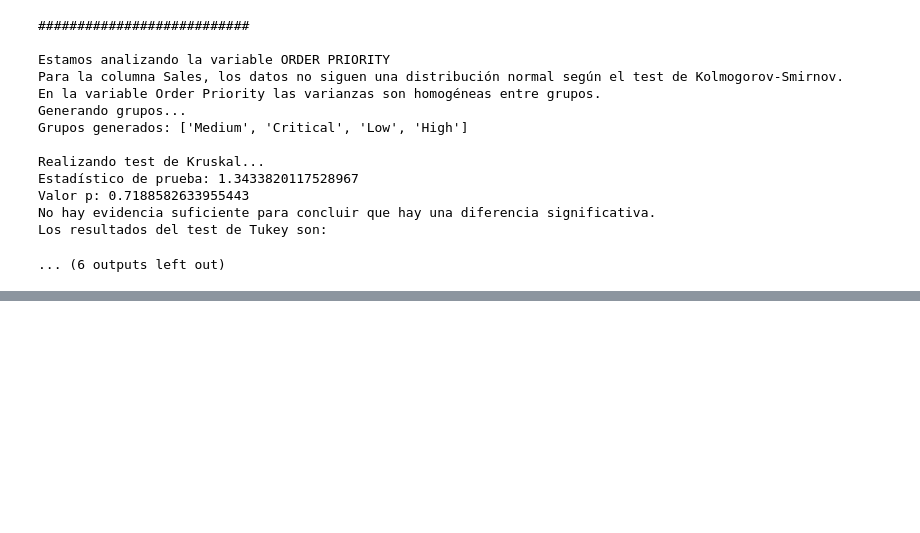
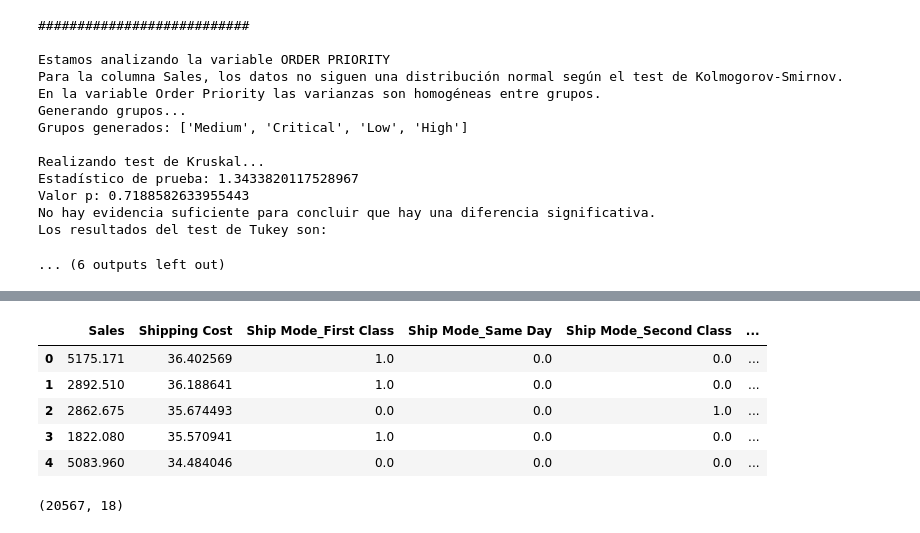
Before and after one commit to ngcarvajall/Proyecto9_Clustering_Regresion, a Jupyter notebook: Notebooks/Predict_Clus_0.ipynb, the cells around one changed output, grey strips where cells are left out. Drawn from its saved outputs; the diff is of its cells as text; code cells hidden in the pictures; blank space fills up the shorter version.

```diff
--- a/Notebooks/Predict_Clus_0.ipynb
+++ b/Notebooks/Predict_Clus_0.ipynb
@@ -469,0 +485,13 @@ df_encode.head()
+# %%
+df_encode.head()
+# %% [output]
+|  | Sales | Shipping Cost | Ship Mode_First Class | Ship Mode_Same Day | Ship Mode_Second Class | ... |
+| 0 | 5175.171 | 36.402569 | 1.0 | 0.0 | 0.0 | ... |
+| 1 | 2892.510 | 36.188641 | 1.0 | 0.0 | 0.0 | ... |
+| 2 | 2862.675 | 35.674493 | 0.0 | 0.0 | 1.0 | ... |
+| 3 | 1822.080 | 35.570941 | 1.0 | 0.0 | 0.0 | ... |
+| 4 | 5083.960 | 34.484046 | 0.0 | 0.0 | 0.0 | ... |
+# %%
+df_encode.shape
+# %% [output]
+(20567, 18)
```
Also changed, not shown: parts of 8 cells of this notebook, 2 other files.
